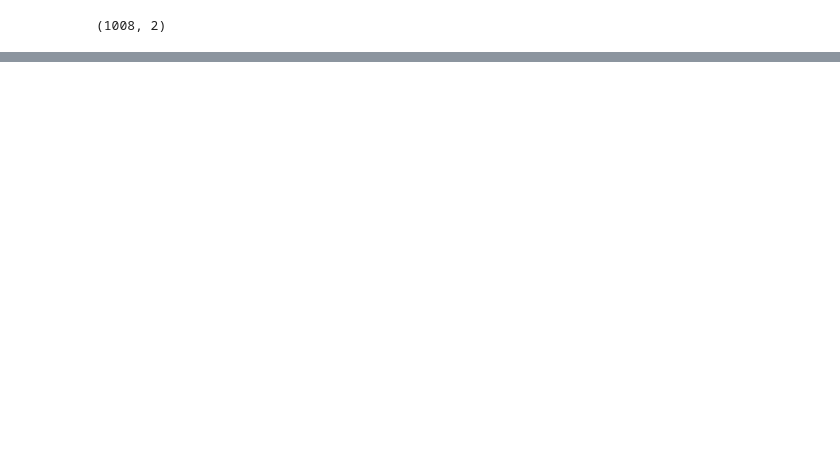
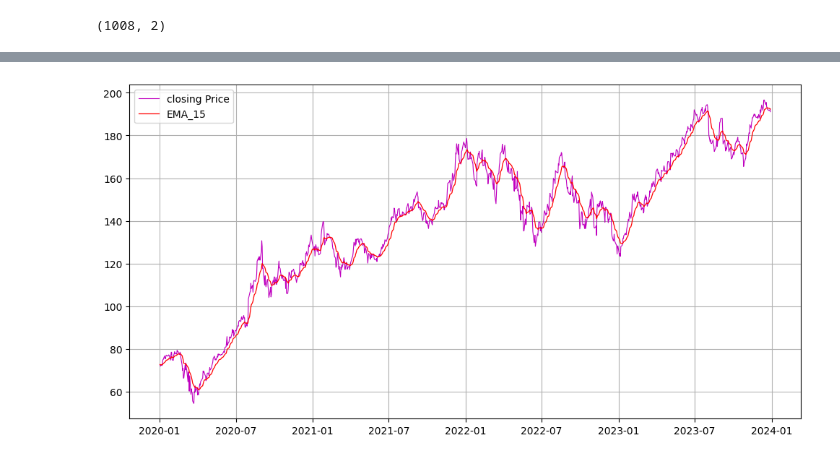
Before and after one commit to scitus18/quant, a Jupyter notebook: tmp2.ipynb, the cells around one changed output, grey strips where cells are left out. Cells and saved outputs as stored; diff of their text form; code cells hidden in the pictures; blank space fills up the shorter version.

```diff
--- a/tmp2.ipynb
+++ b/tmp2.ipynb
@@ -180,0 +357,5 @@ import backtrader as bt
+# %%
+df.drop(columns=["sma_50", "sma_20"], inplace=True)
+df
+
+# Now, the data is ready to be used again for ema.
@@ -180,0 +376,18 @@ import backtrader as bt
+# %%
+def calculate_EMA(prices, N):
+
+    final_EMA = []
+    sf = 2 / ( N + 1 )
+
+    final_EMA.append(prices[0])
+
+    for i in range (1, len(prices)):
+
+        ema_i = sf * prices[i] + (1-sf) * final_EMA[i-1]
+
+        final_EMA.append(ema_i)
+
+    return final_EMA
+
+df['ema_15'] = calculate_EMA(df['close'], 15)
+df
@@ -180,0 +408,15 @@ import backtrader as bt
+# %%
+plt.figure(figsize=(12, 6))
+
+x = df['date']
+y1=df['close']
+y2=df['ema_15']
+
+plt.plot(x, y1, 'm', label='closing Price', linewidth=0.8)
+plt.plot(x, y2, 'r', label='EMA_15', linewidth =0.9)
+
+plt.grid()
+plt.legend()
+plt.show()
+# %% [output]
+[figure, added]
```
Also changed, not shown: parts of 25 cells of this notebook, 4 other files.
